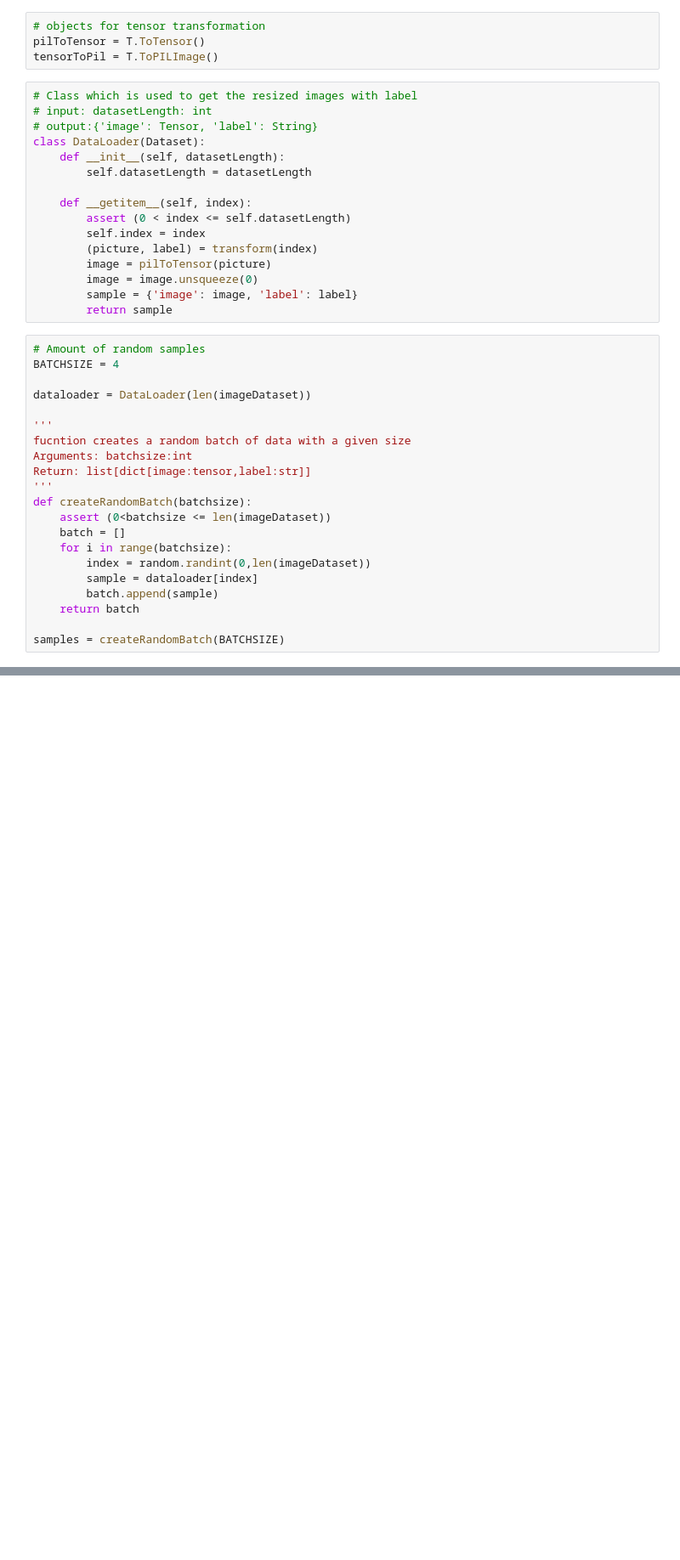
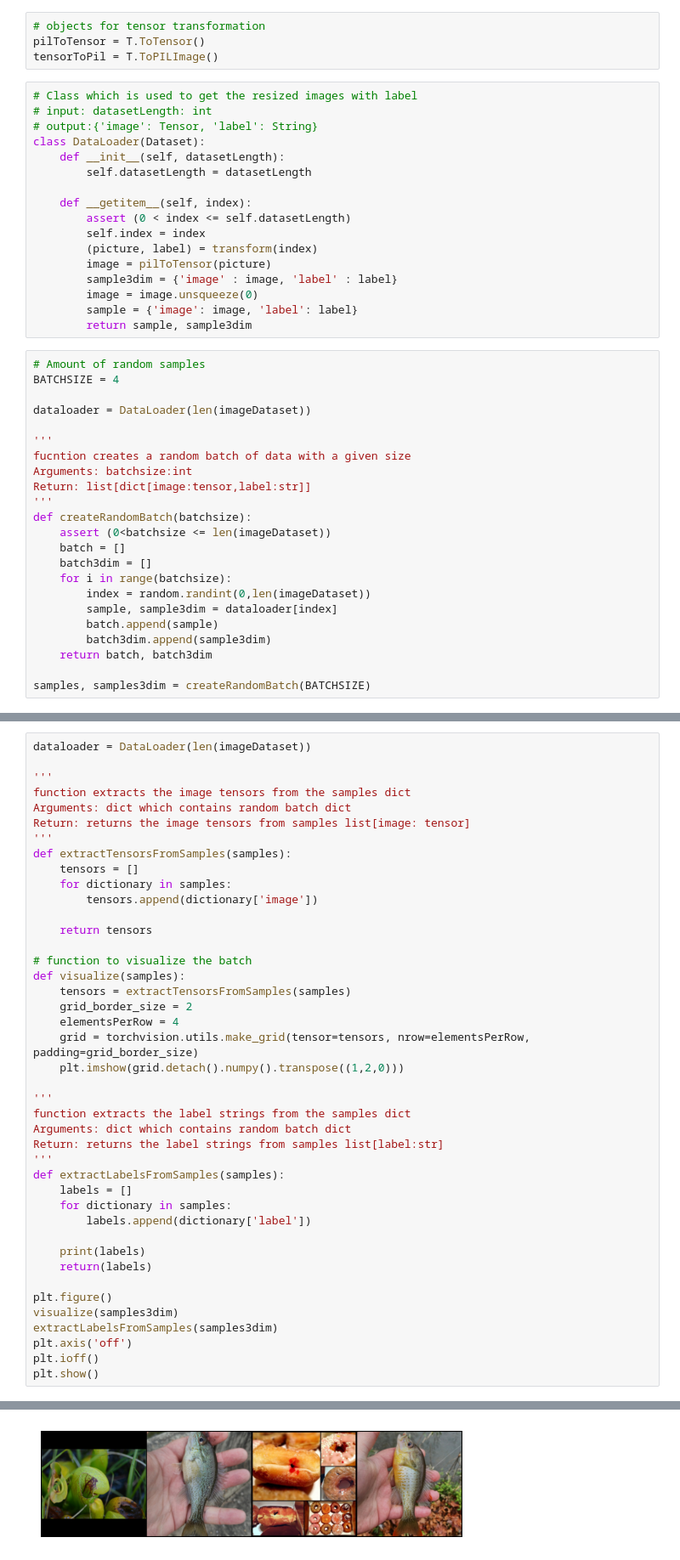
Before and after one commit to ML-Team-Projekt/OOD-detection-tool, a Jupyter notebook: Dataset.ipynb, the cells around one changed output, grey strips where cells are left out. Shown at 85% size. Drawn from its saved outputs; the diff is of its cells as text; blank space fills up the shorter version.

Commit message:
added a batch visualizer

```diff
--- a/Dataset.ipynb
+++ b/Dataset.ipynb
@@ -262,9 +262,10 @@ class DataLoader(Dataset):
         self.index = index
         (picture, label) = transform(index)
         image = pilToTensor(picture)
+        sample3dim = {'image' : image, 'label' : label}
         image = image.unsqueeze(0)
         sample = {'image': image, 'label': label}
-        return sample
+        return sample, sample3dim
 # %%
 # Amount of random samples
 BATCHSIZE = 4
@@ -279,13 +280,15 @@ Return: list[dict[image:tensor,label:str]]
 def createRandomBatch(batchsize):
     assert (0<batchsize <= len(imageDataset))
     batch = []
+    batch3dim = []
     for i in range(batchsize):
         index = random.randint(0,len(imageDataset))
-        sample = dataloader[index]
+        sample, sample3dim = dataloader[index]
         batch.append(sample)
-    return batch
+        batch3dim.append(sample3dim)
+    return batch, batch3dim
 
-samples = createRandomBatch(BATCHSIZE)
+samples, samples3dim = createRandomBatch(BATCHSIZE)
 # %%
 # loads pretrained model
 model = get_new_model("convnext_tiny", not_original=True)
@@ -307,3 +310,46 @@ def feedModel(samples):
     return samplesWithPrediction
 
 samplesWithPrediction = feedModel(samples)
+# %%
+dataloader = DataLoader(len(imageDataset))
+
+'''
+function extracts the image tensors from the samples dict
+Arguments: dict which contains random batch dict
+Return: returns the image tensors from samples list[image: tensor]
+'''
+def extractTensorsFromSamples(samples):
+    tensors = []
+    for dictionary in samples:
+        tensors.append(dictionary['image'])
+
+    return tensors
+
+# function to visualize the batch
+def visualize(samples):
+    tensors = extractTensorsFromSamples(samples)
+    grid_border_size = 2
+    elementsPerRow = 4
+    grid = torchvision.utils.make_grid(tensor=tensors, nrow=elementsPerRow, padding=grid_border_size)
+    plt.imshow(grid.detach().numpy().transpose((1,2,0)))
+
+'''
+function extracts the label strings from the samples dict
+Arguments: dict which contains random batch dict
+Return: returns the label strings from samples list[label:str]
+'''
+def extractLabelsFromSamples(samples):
+    labels = []
+    for dictionary in samples:
+        labels.append(dictionary['label'])
+
+    print(labels)
+    return(labels)
+
+plt.figure()
+visualize(samples3dim)
+extractLabelsFromSamples(samples3dim)
+plt.axis('off')
+plt.ioff()
+plt.show()
+# %% [output]
@@ -309,0 +357 @@ samplesWithPrediction = feedModel(samples)
+[figure, added]
```
Also changed, not shown: parts of 2 cells of this notebook.
